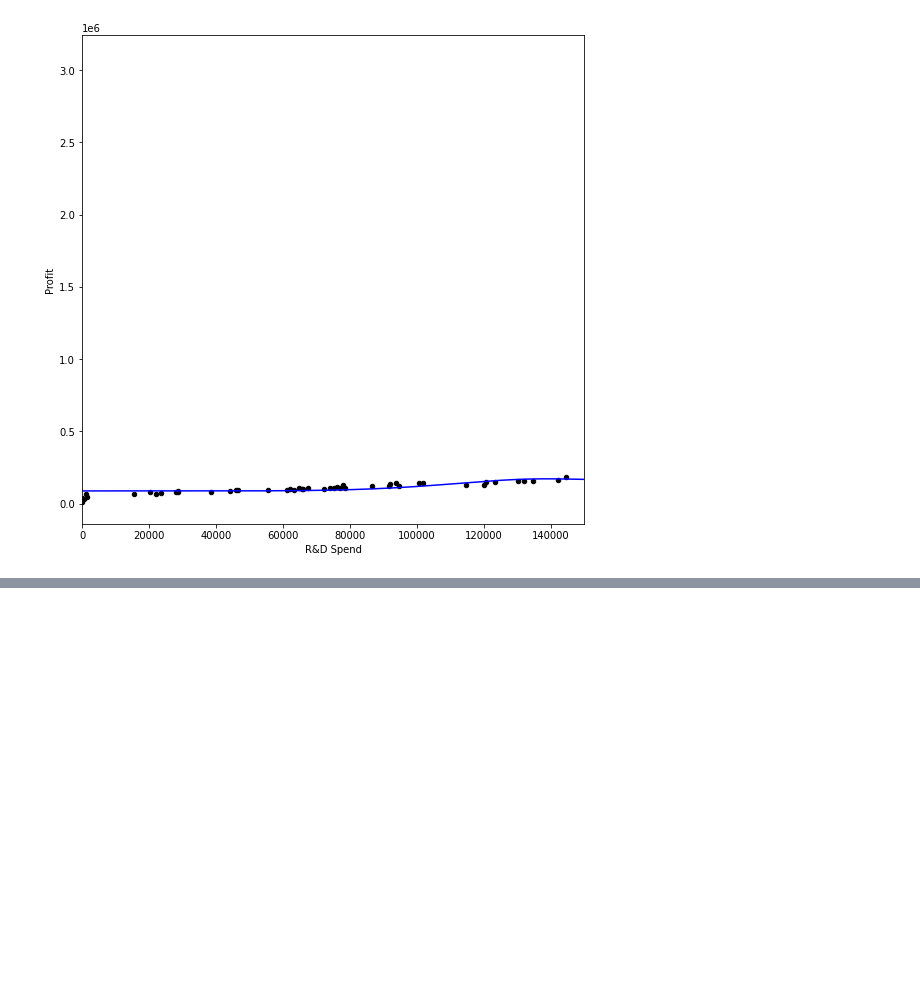
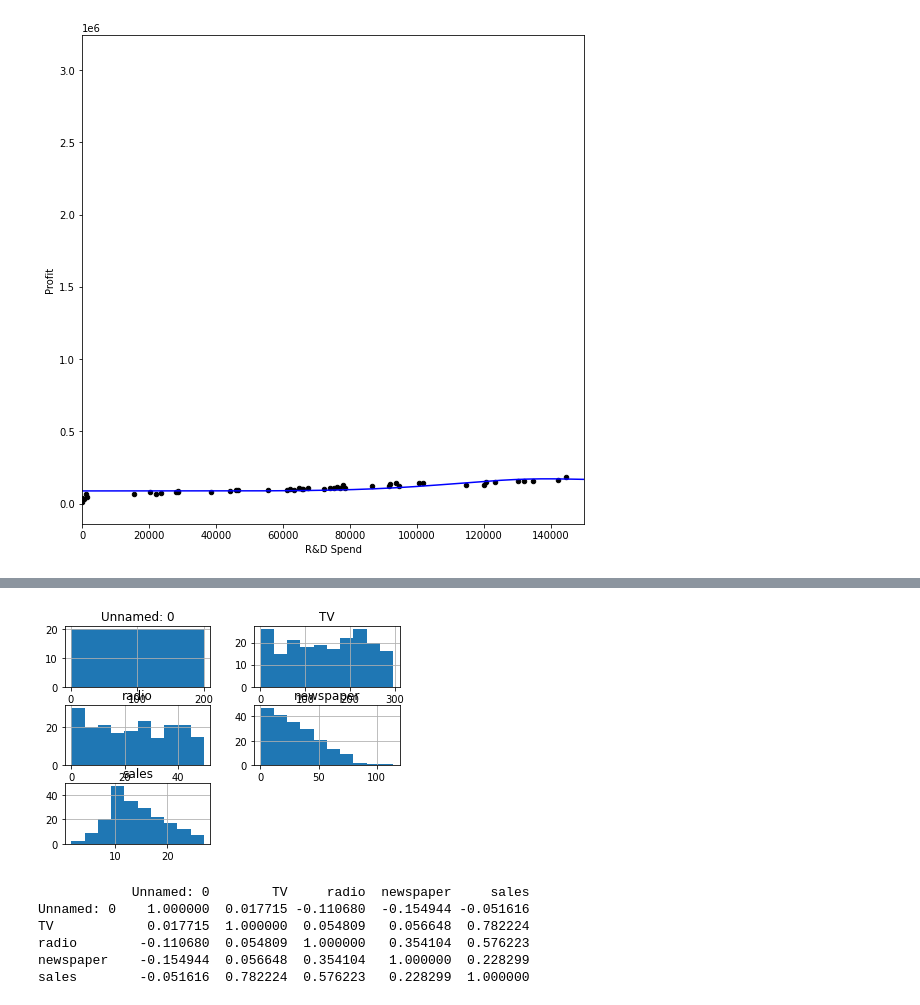
Before and after one commit to Steel3264/AI, a Jupyter notebook: AI_W7_17_03_23.ipynb, the cells around one changed output, grey strips where cells are left out. Drawn from its saved outputs; the diff is of its cells as text; code cells hidden in the pictures; blank space fills up the shorter version.

```diff
--- a/AI_W7_17_03_23.ipynb
+++ b/AI_W7_17_03_23.ipynb
@@ -261,3 +261,9 @@ plt.plot(range, y_pred, color = 'blue')
 # %% [output]
 [<matplotlib.lines.Line2D at 0x...>]
 [figure]
+# %%
+#Advertising.csv
+import pandas as pd
+url = 'Advertising.csv'
+data = pd.read_csv(url)
+data.head()
@@ -263,0 +277,16 @@ plt.plot(range, y_pred, color = 'blue')
+# %%
+import matplotlib.pyplot as plt
+data.hist()   # khổ phân bố dữ liệu
+plt.show()
+# %% [output]
+[figure, added]
+# %%
+correlation = data.corr()
+print(correlation)
+# %% [output]
+            Unnamed: 0        TV     radio  newspaper     sales
+Unnamed: 0    1.000000  0.017715 -0.110680  -0.154944 -0.051616
+TV            0.017715  1.000000  0.054809   0.056648  0.782224
+radio        -0.110680  0.054809  1.000000   0.354104  0.576223
+newspaper    -0.154944  0.056648  0.354104   1.000000  0.228299
+sales        -0.051616  0.782224  0.576223   0.228299  1.000000
```
Also changed, not shown: parts of 8 cells of this notebook.
